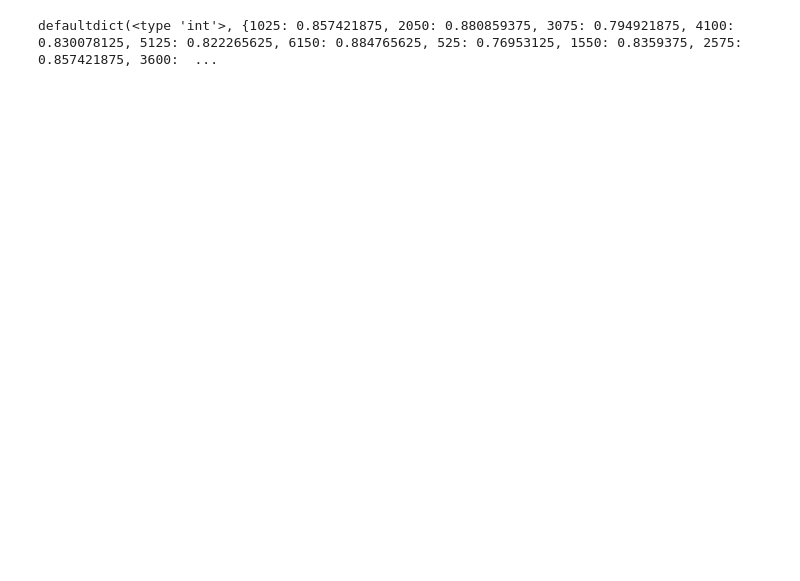
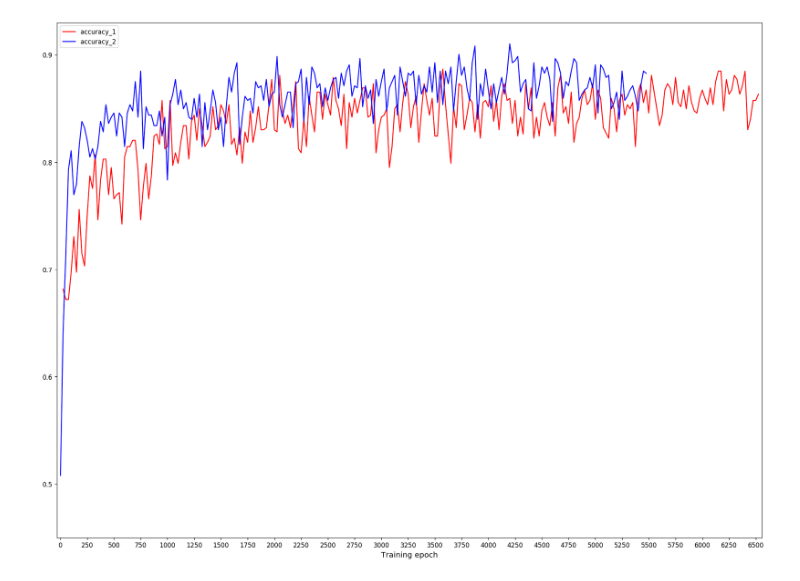
Before and after one commit to aleksmitov/microfossil_classification, a Jupyter notebook: data_plots.ipynb, the cells around one changed output. Saved outputs shown, nothing was run; the diff lists cells and outputs as text; code cells hidden in the pictures; blank space fills up the shorter version.

Commit message:
updated data_plots

```diff
--- a/data_plots.ipynb
+++ b/data_plots.ipynb
@@ -1,12 +1,14 @@
 # %%
 import matplotlib.pyplot as plt
+import pylab as pb
+import numpy as np
 import collections
 import csv
 import sys
 import os
 
-DATA_ACCURACY_DIR_PATH = "./cross_validation/accuracy"
-DATA_LOSS_DIR_PATH = "./cross_validation/loss"
+DATA_ACCURACY_DIR_PATH = "./cross_validation"
+DATA_LOSS_DIR_PATH = "./cross_validation"
 
 def get_files_in_dir(dir_path):
     files = [os.path.join(dir_path, file) for file in os.listdir(dir_path) if os.path.isfile(
@@ -61,46 +63,55 @@ def get_cross_validation_data(dir_path):
 def plot_cross_validation(dir_path):
     steps, values = get_cross_validation_data(dir_path)
     # Everything's computed, time to draw some fancy stuff
-    plt.figure(figsize=(20,10)) # Plot dimensions
-    plt.ylim(-8,8) # Set range for y values
-    handle, = plt.plot(steps, values, label="cross val")
-
+    plt.figure(figsize=(20,15), dpi=120) # Plot dimensions
+    plt.ylim(0.6,0.92) # Set range for y values
+    handle, = plt.plot(steps, values, "r-", label="Cross validation accuracy")
+    plt.xticks(np.arange(0, 9600+1, 250))
     plt.legend(handles=[handle], loc='upper left')
+    plt.margins(0.005)
+    plt.xlabel("Training epoch", fontdict=None, labelpad=None, fontsize=12)
     pb.savefig("cross_validation.png", bbox_inches='tight')
     plt.show()
+    #print("Done plotting.")
 
 
 def plot_size_power(dir_path):
     files = get_files_in_dir(dir_path)
+    files = sorted(files)
+    labels = [os.path.splitext(os.path.basename(file))[0] for file in files]
+    colors = ["red", "blue", "green"]
     step_value_maps = [load_tensorflow_csv(file) for file in files]
     step_value_pairs = []
     steps = []
     values = []
     for step_value_map in step_value_maps:
         current_pairs = [(map_key, step_value_map[map_key]) for map_key in step_value_map]
         sorted_pairs = sorted(current_pairs, key=lambda tup: tup[0])
         step_value_pairs.append(sorted_pairs)
 
     for current_pairs in step_value_pairs:
         current_steps = [current_pair[0] for current_pair in current_pairs]
         current_values = [current_pair[1] for current_pair in current_pairs]
         steps.append(current_steps)
         values.append(current_values)
 
     # Everything's computed, time to draw some fancy stuff
-    plt.figure(figsize=(20,10)) # Plot dimensions
-    plt.ylim(-8,8) # Set range for y values
+    plt.figure(figsize=(20,15), dpi=120) # Plot dimensions
+    plt.ylim(0.45,0.93) # Set range for y values
+    plt.xticks(np.arange(0, 9600+1, 250))
+    plt.margins(0.005)
+    plt.xlabel("Training epoch", fontdict=None, labelpad=None, fontsize=12)
+
     handles = []
     for i in range(0, len(steps)):
-        handle, = plt.plot(steps[i], values[i], label="")
+        handle, = plt.plot(steps[i], values[i], label=labels[i], color=colors[i])
         handles.append(handle)
 
     plt.legend(handles=handles, loc='upper left')
     pb.savefig("size_power.png", bbox_inches='tight')
     plt.show()
 
 
-dict = load_data_csv("./cross_validation/set_1/accuracy.csv")
-print(dict)
+plot_size_power(DATA_ACCURACY_DIR_PATH)
 # %% [output]
-defaultdict(<type 'int'>, {1025: 0.857421875, 2050: 0.880859375, 3075: 0.794921875, 4100: 0.830078125, 5125: 0.822265625, 6150: 0.884765625, 525: 0.76953125, 1550: 0.8359375, 2575: 0.857421875, 3600:  ...
+[figure, added]
```
